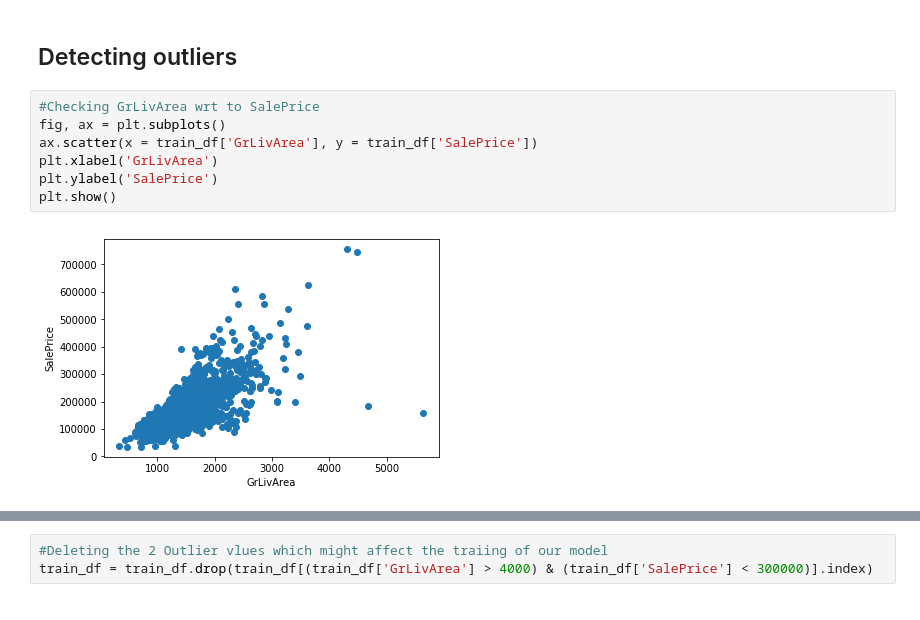
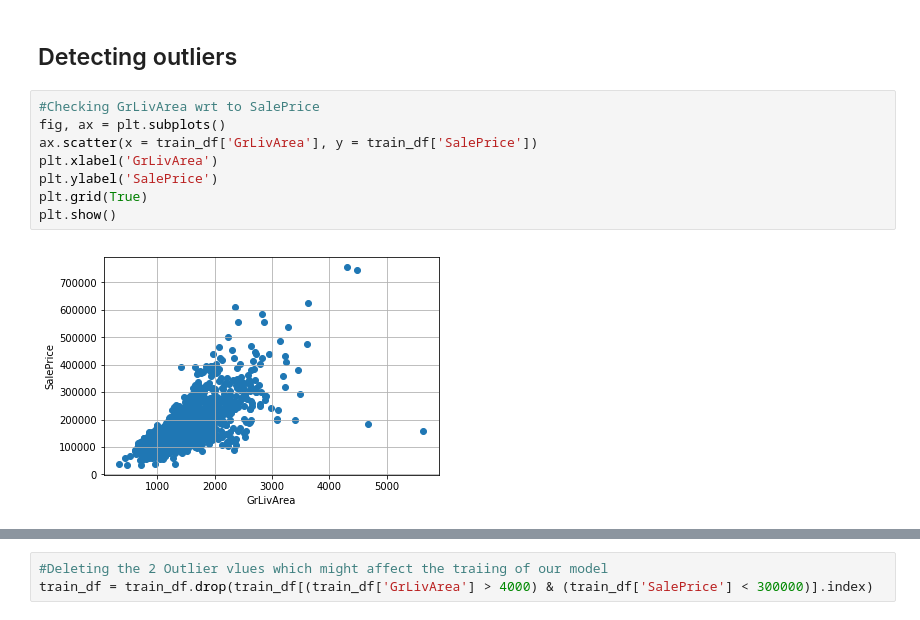
Before and after one commit to dgangwar/Machine-Learning-Exercises, a Jupyter notebook: HousePricePrediction/House Price Prediction.ipynb, the cells around one changed output, grey strips where cells are left out. Saved outputs shown, nothing was run; the diff lists cells and outputs as text.

```diff
--- a/HousePricePrediction/House Price Prediction.ipynb
+++ b/HousePricePrediction/House Price Prediction.ipynb
@@ -36,9 +36,10 @@ Id                                    ...
 # %%
 #Checking GrLivArea wrt to SalePrice
 fig, ax = plt.subplots()
 ax.scatter(x = train_df['GrLivArea'], y = train_df['SalePrice'])
 plt.xlabel('GrLivArea')
 plt.ylabel('SalePrice')
+plt.grid(True)
 plt.show()
 # %% [output]
-[figure, old version]
+[figure, new version]
```
Also changed, not shown: parts of 4 cells of this notebook.
